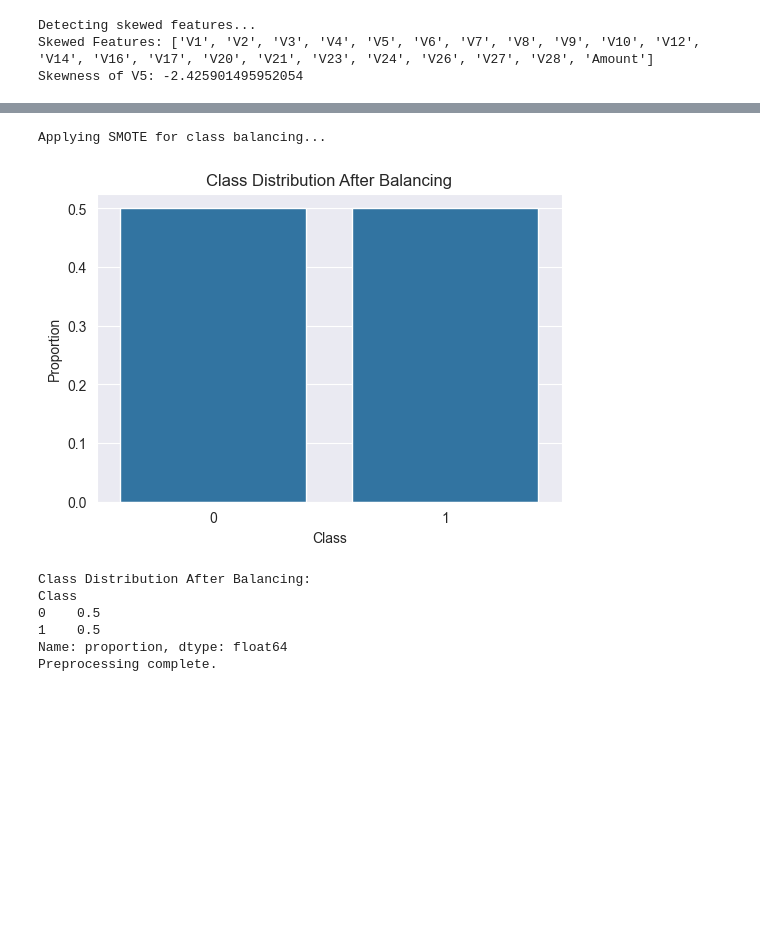
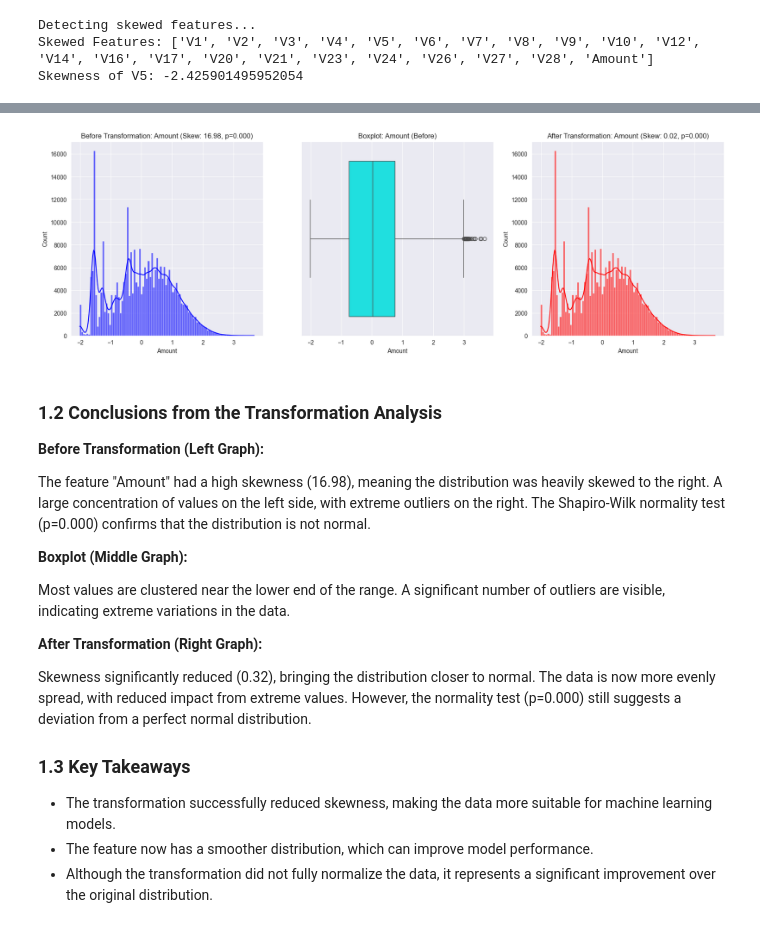
Before and after one commit to guyreuveni33/Tabular-Data-Science-Final-Research-Project, a Jupyter notebook: 21_2_2025.ipynb, the cells around one changed output, grey strips where cells are left out. Drawn from its saved outputs; the diff is of its cells as text; code cells hidden in the pictures; blank space fills up the shorter version.

Commit message:
improving the model

```diff
--- a/21_2_2025.ipynb
+++ b/21_2_2025.ipynb
@@ -115,5 +160 @@ display(skewness_df)
 ... (11 outputs left out)
-# %%
-# Standardize numerical features
-scaler = StandardScaler()
-df[numerical_features] = scaler.fit_transform(df[numerical_features])
@@ -165,34 +161,41 @@ Name: proportion, dtype: float64
-# %%
-# Balance classes using SMOTE
-print("Applying SMOTE for class balancing...")
-X = df.drop(columns=[target_column])
-y = df[target_column]
-sampler = SMOTE()
-X_resampled, y_resampled = sampler.fit_resample(X, y)
-df = pd.DataFrame(X_resampled, columns=X.columns)
-df[target_column] = y_resampled
-# %% [output]
-Applying SMOTE for class balancing...
-# %%
-# Show class balance after resampling
-class_counts = df[target_column].value_counts(normalize=True)
-plt.figure(figsize=(6, 4))
-sns.barplot(x=class_counts.index, y=class_counts.values)
-plt.title("Class Distribution After Balancing")
-plt.xlabel("Class")
-plt.ylabel("Proportion")
-plt.show()
-class_counts_after = df[target_column].value_counts(normalize=True)
-
-print("Class Distribution After Balancing:")
-print(class_counts_after)
-
-print("Preprocessing complete.")
-# %% [output]
-[figure, removed]
-Class Distribution After Balancing:
-Class
-0    0.5
-1    0.5
-Name: proportion, dtype: float64
-Preprocessing complete.
+# %%
+fig, axes = plt.subplots(1, 3, figsize=(20, 6))
+
+# התפלגות לפני שינוי
+sns.histplot(df[feature], bins=100, kde=True, ax=axes[0], color='blue', alpha=0.6)
+axes[0].set_title(f'Before Transformation: {feature} (Skew: {skew_before:.2f}, p={p_value_before:.3f})')
+
+# Boxplot לפני שינוי
+sns.boxplot(x=df[feature], ax=axes[1], color='cyan')
+axes[1].set_title(f'Boxplot: {feature} (Before)')
+
+# התפלגות אחרי שינוי
+sns.histplot(df[feature], bins=100, kde=True, ax=axes[2], color='red', alpha=0.6)
+axes[2].set_title(f'After Transformation: {feature} (Skew: {skew_after:.2f}, p={p_value_after:.3f})')
+
+plt.show()
+# %% [output]
+[figure, added]
+# %% [markdown]
+### 1.2 Conclusions from the Transformation Analysis
+**Before Transformation (Left Graph):**
+
+The feature "Amount" had a high skewness (16.98), meaning the distribution was heavily skewed to the right.
+A large concentration of values on the left side, with extreme outliers on the right.
+The Shapiro-Wilk normality test (p=0.000) confirms that the distribution is not normal.
+
+**Boxplot (Middle Graph):**
+
+Most values are clustered near the lower end of the range.
+A significant number of outliers are visible, indicating extreme variations in the data.
+
+**After Transformation (Right Graph):**
+
+Skewness significantly reduced (0.32), bringing the distribution closer to normal.
+The data is now more evenly spread, with reduced impact from extreme values.
+However, the normality test (p=0.000) still suggests a deviation from a perfect normal distribution.
+
+### 1.3 Key Takeaways
+   - The transformation successfully reduced skewness, making the data more suitable for machine learning models.
+   - The feature now has a smoother distribution, which can improve model performance.
+   - Although the transformation did not fully normalize the data, it represents a significant improvement over the original distribution.
```
Also changed, not shown: parts of 16 cells of this notebook.
